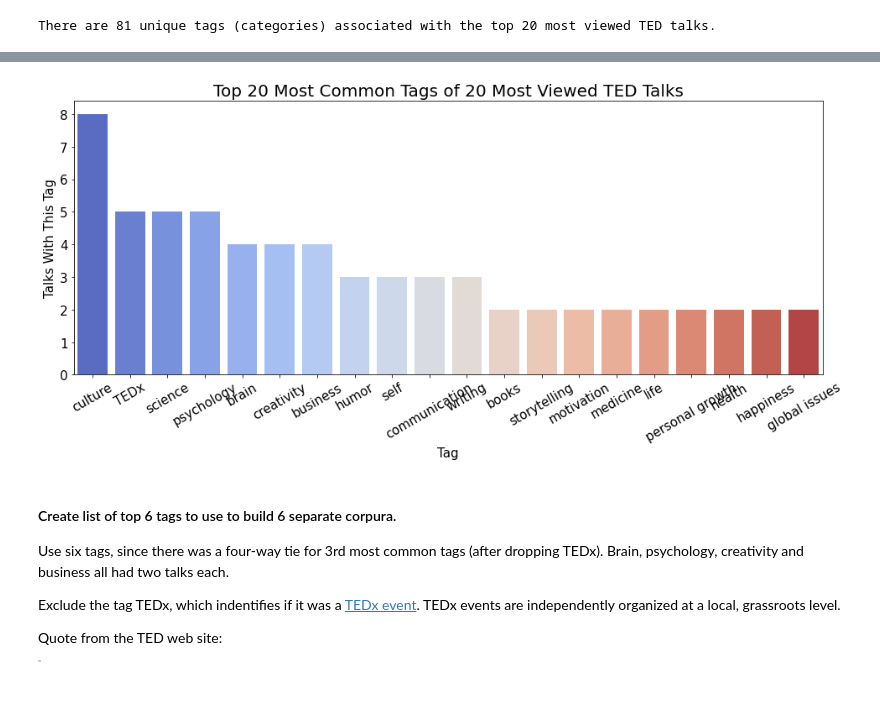
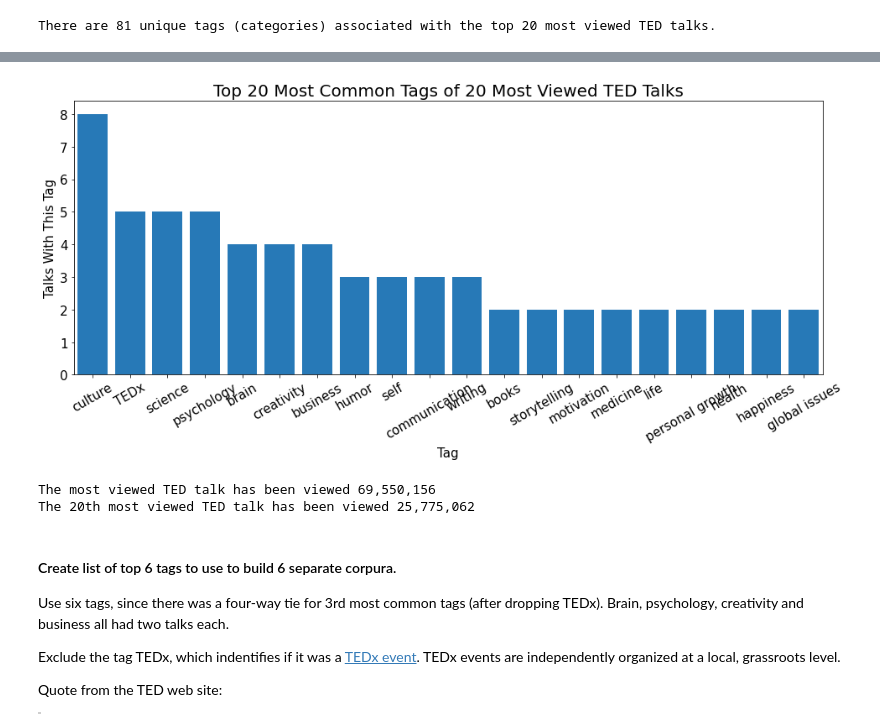
Before and after one commit to pmiller50/ted_talk_gen, a Jupyter notebook: code/02b_Dummies_and_EDA.ipynb, the cells around one changed output, grey strips where cells are left out. Drawn from its saved outputs; the diff is of its cells as text; code cells hidden in the pictures; blank space fills up the shorter version.

```diff
--- a/code/02b_Dummies_and_EDA.ipynb
+++ b/code/02b_Dummies_and_EDA.ipynb
@@ -58,0 +61,3 @@ ax.tick_params(labelsize=15)
+# %%
+transcripts['char_count'] = [len(script) for script in transcripts['transcript']]
+transcripts.head()
@@ -182,21 +212,27 @@ top_20_views.head(3)
 # %%
 tags_most_viewed_counts = pd.DataFrame(top_20_tag_dummies_df.sum(axis=0), columns=['count'])
 
 tags_most_viewed_counts.sort_values(by='count', ascending=False, inplace=True)
 top_20_most_viewed_tags = tags_most_viewed_counts.head(20)
 
 fig, ax = plt.subplots(figsize=(16,6))
 
-ax = sns.barplot(x=top_20_most_viewed_tags.index, y = 'count' , data=top_20_most_viewed_tags, ax=ax, palette='coolwarm')
+ax = sns.barplot(x=top_20_most_viewed_tags.index, y = 'count' , data=top_20_most_viewed_tags, ax=ax, color='#0f7ccf')
 
 ax.set_xticklabels(labels=top_20_most_viewed_tags.index, rotation=30)
 
 ax.set_title("Top 20 Most Common Tags of 20 Most Viewed TED Talks",fontsize=20)
 ax.set_xlabel("Tag",fontsize=15)
 ax.set_ylabel("Talks With This Tag",fontsize=15)
 ax.tick_params(labelsize=15)
 # %% [output]
-[figure, old version]
+[figure, new version]
+# %%
+print (f'The most viewed TED talk has been viewed {top_20_views["views"].max():,}')
+print (f'The 20th most viewed TED talk has been viewed {top_20_views["views"].min():,}')
+# %% [output]
+The most viewed TED talk has been viewed 69,550,156
+The 20th most viewed TED talk has been viewed 25,775,062
 # %% [markdown]
 #### Create list of top 6 tags to use to build 6 separate corpura.
 
```
Also changed, not shown: parts of 18 cells of this notebook, 4 other files.
